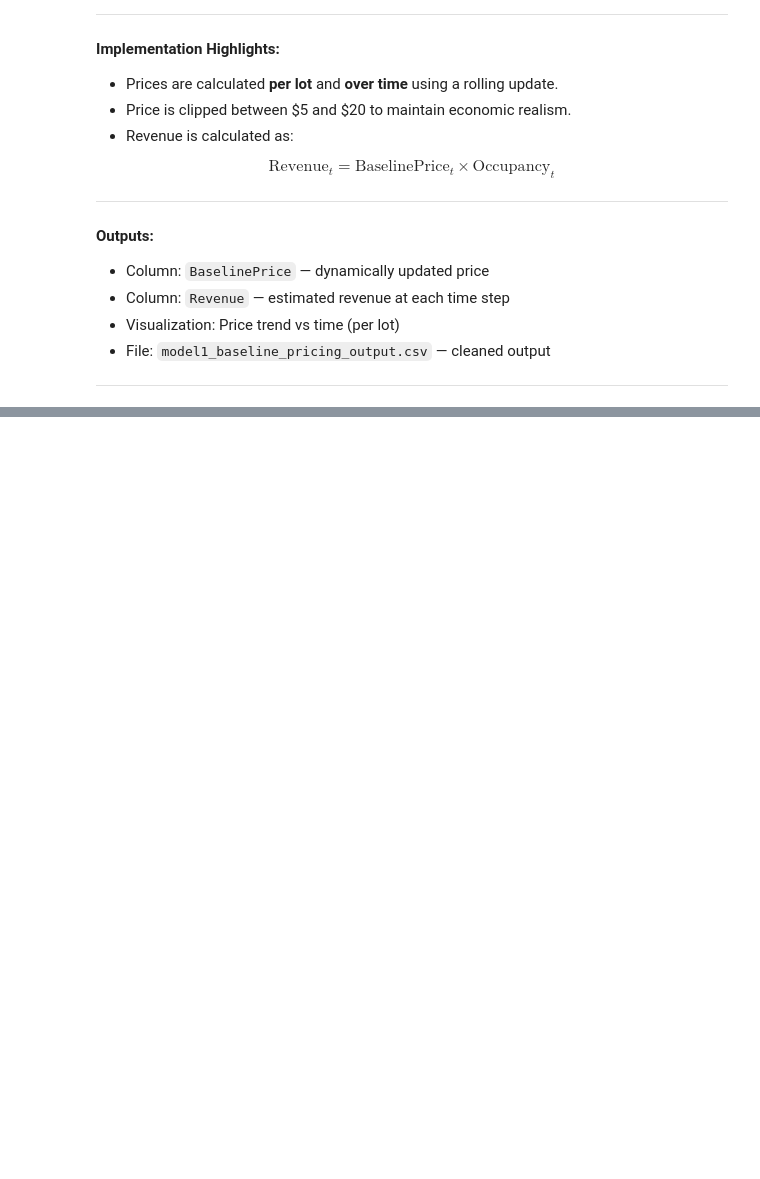
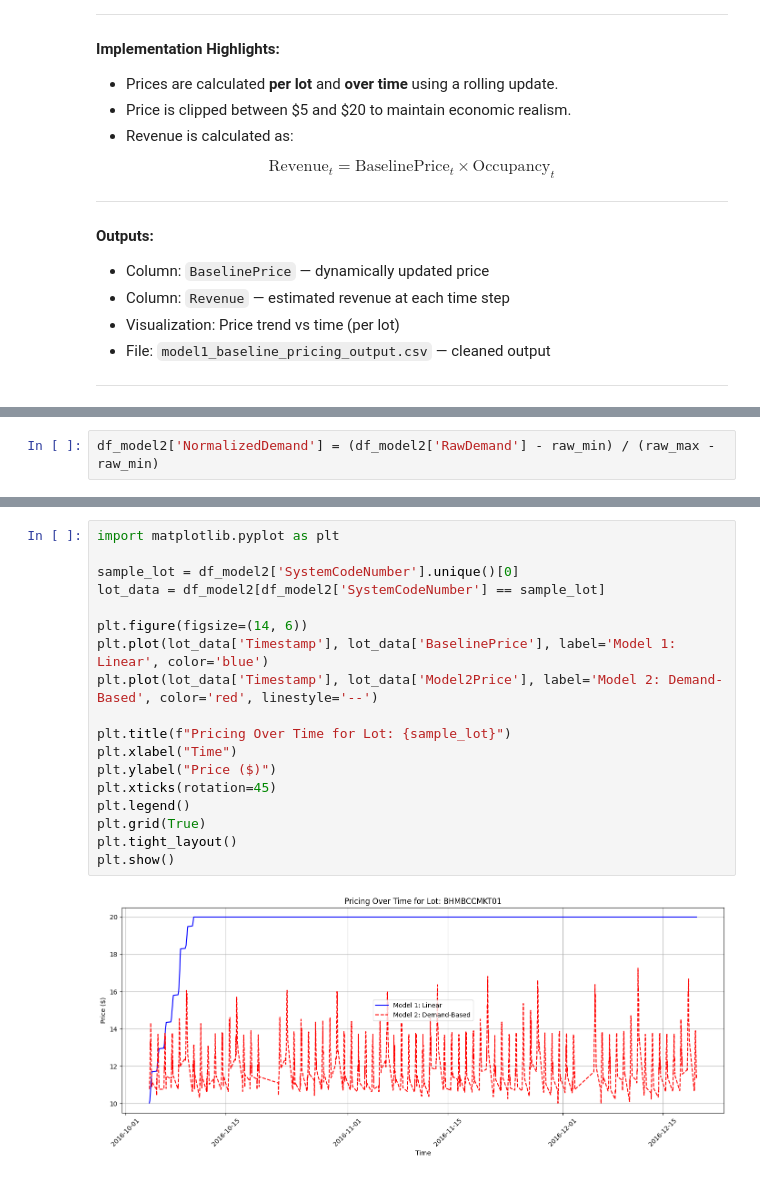
Before and after one commit to MrRogueKnight/Capstone-Project-of-Summer-Analytics-2025, a Jupyter notebook: dynamic-pricing-for-urban-parking-lots.ipynb, the cells around one changed output, grey strips where cells are left out. Drawn from its saved outputs; the diff is of its cells as text; blank space fills up the shorter version.

```diff
--- a/dynamic-pricing-for-urban-parking-lots.ipynb
+++ b/dynamic-pricing-for-urban-parking-lots.ipynb
@@ -368,0 +501,2 @@ $$
+# %%
+df_model2['NormalizedDemand'] = (df_model2['RawDemand'] - raw_min) / (raw_max - raw_min)
@@ -368,0 +569,20 @@ $$
+# %%
+import matplotlib.pyplot as plt
+
+sample_lot = df_model2['SystemCodeNumber'].unique()[0]
+lot_data = df_model2[df_model2['SystemCodeNumber'] == sample_lot]
+
+plt.figure(figsize=(14, 6))
+plt.plot(lot_data['Timestamp'], lot_data['BaselinePrice'], label='Model 1: Linear', color='blue')
+plt.plot(lot_data['Timestamp'], lot_data['Model2Price'], label='Model 2: Demand-Based', color='red', linestyle='--')
+
+plt.title(f"Pricing Over Time for Lot: {sample_lot}")
+plt.xlabel("Time")
+plt.ylabel("Price ($)")
+plt.xticks(rotation=45)
+plt.legend()
+plt.grid(True)
+plt.tight_layout()
+plt.show()
+# %% [output]
+[figure, added]
```
Also changed, not shown: parts of 47 cells of this notebook.
